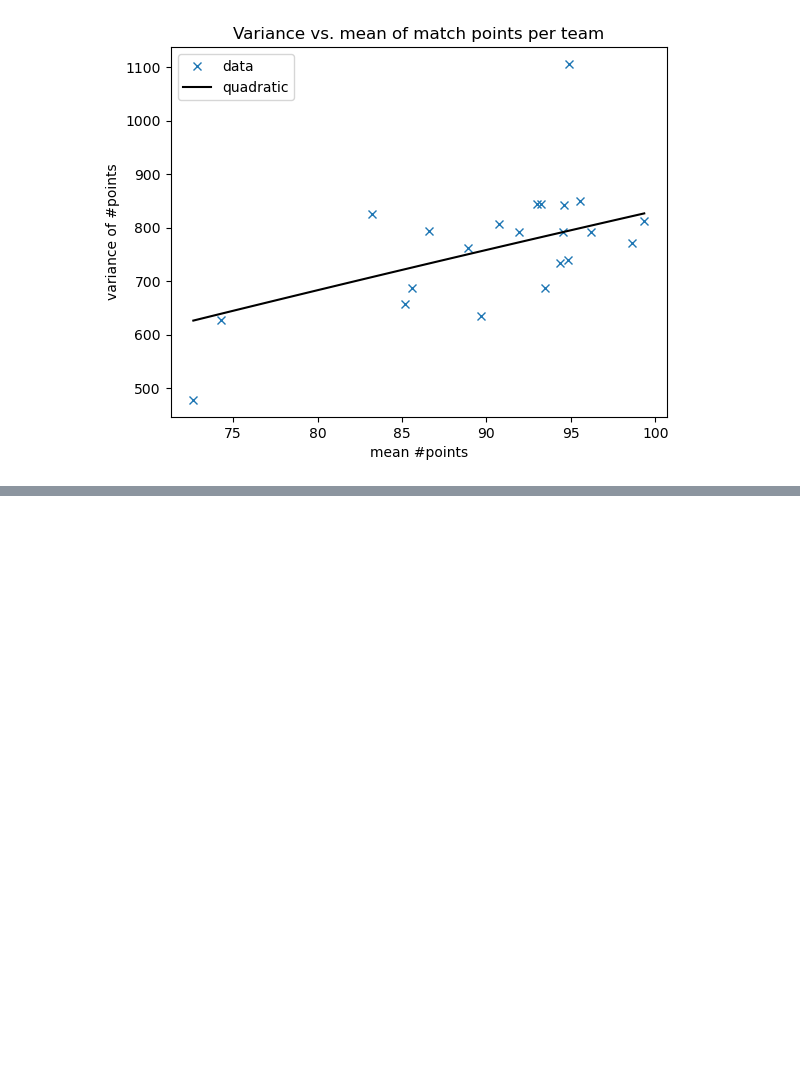
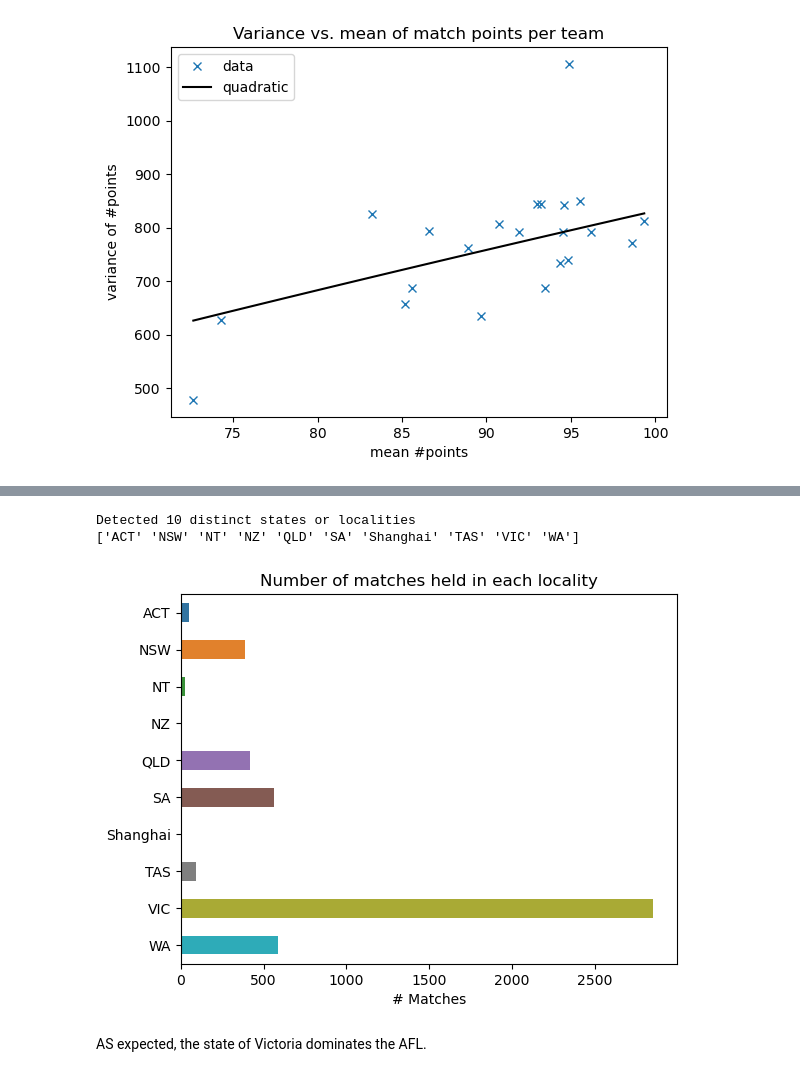
Before and after one commit to gaj67/gaj-data-science, a Jupyter notebook: AFL/notebooks/4_data_analysis.ipynb, the cells around one changed output, grey strips where cells are left out. Saved outputs shown, nothing was run; the diff lists cells and outputs as text; code cells hidden in the pictures; blank space fills up the shorter version.

```diff
--- a/AFL/notebooks/4_data_analysis.ipynb
+++ b/AFL/notebooks/4_data_analysis.ipynb
@@ -1623,0 +1722,33 @@ xx  note about testing this in the next chapter.
+# %%
+venue_states = [
+    df_venues.state[df_venues.venue == venue].values[0]
+    for venue in all_venues
+]
+all_states = np.unique(venue_states)
+print("Detected", len(all_states), "distinct states or localities")
+print(all_states)
+
+scores_by_state = defaultdict(list)
+for venue, state in zip(all_venues, venue_states):
+    scores_by_state[state].extend(scores_by_venue[venue])
+
+state_score_means = [np.mean(scores_by_state[s]) for s in all_states]
+state_score_vars = [np.var(scores_by_state[s]) for s in all_states]
+state_score_nums = [len(scores_by_state[s]) for s in all_states]
+# %% [output]
+Detected 10 distinct states or localities
+['ACT' 'NSW' 'NT' 'NZ' 'QLD' 'SA' 'Shanghai' 'TAS' 'VIC' 'WA']
+# %%
+ax = sns.barplot(
+    x=np.array(state_score_nums) / 2,
+    y=all_states,
+    orient='h',
+    width=0.5
+)
+plt.title("Number of matches held in each locality")
+plt.xlabel("# Matches")
+plt.show()
+# %% [output]
+[figure, added]
+# %% [markdown]
+AS expected, the state of Victoria dominates the AFL.
```
Also changed, not shown: parts of 45 cells of this notebook, 1 other file.
